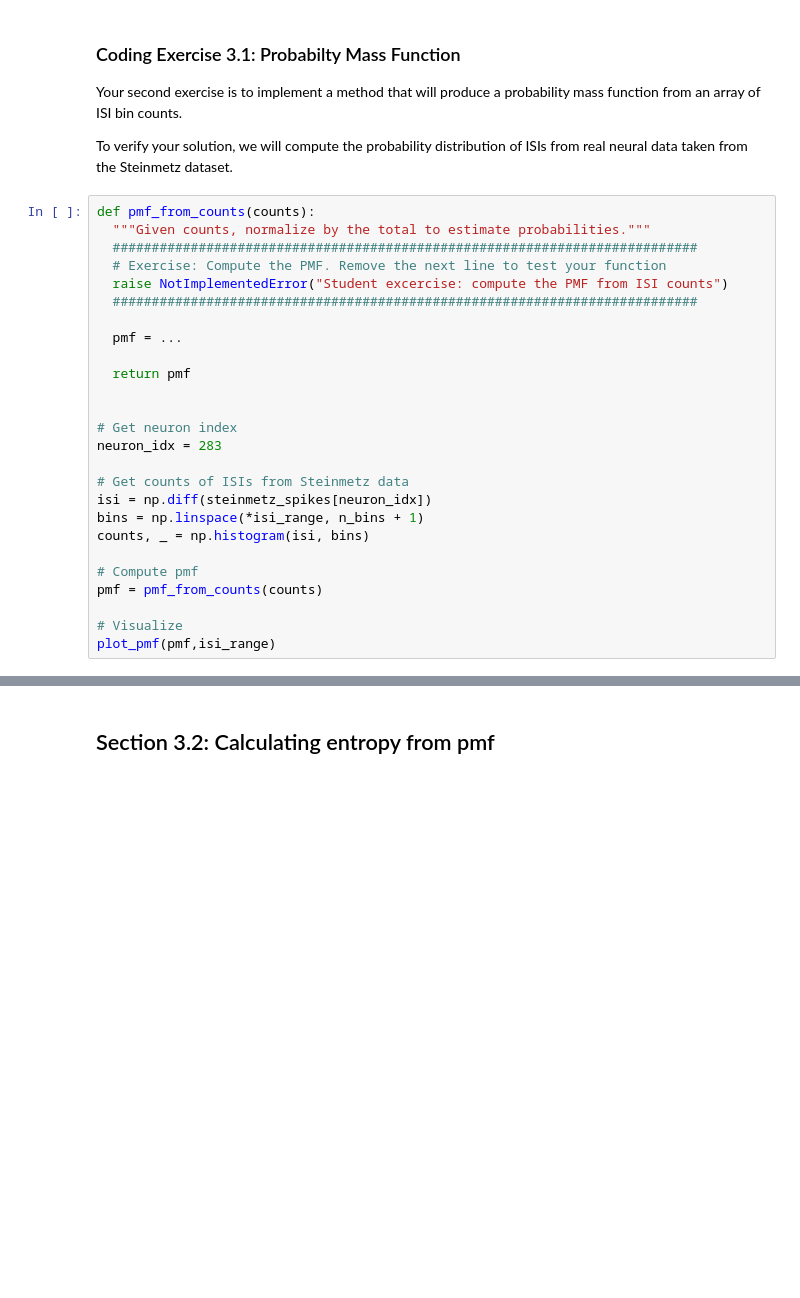
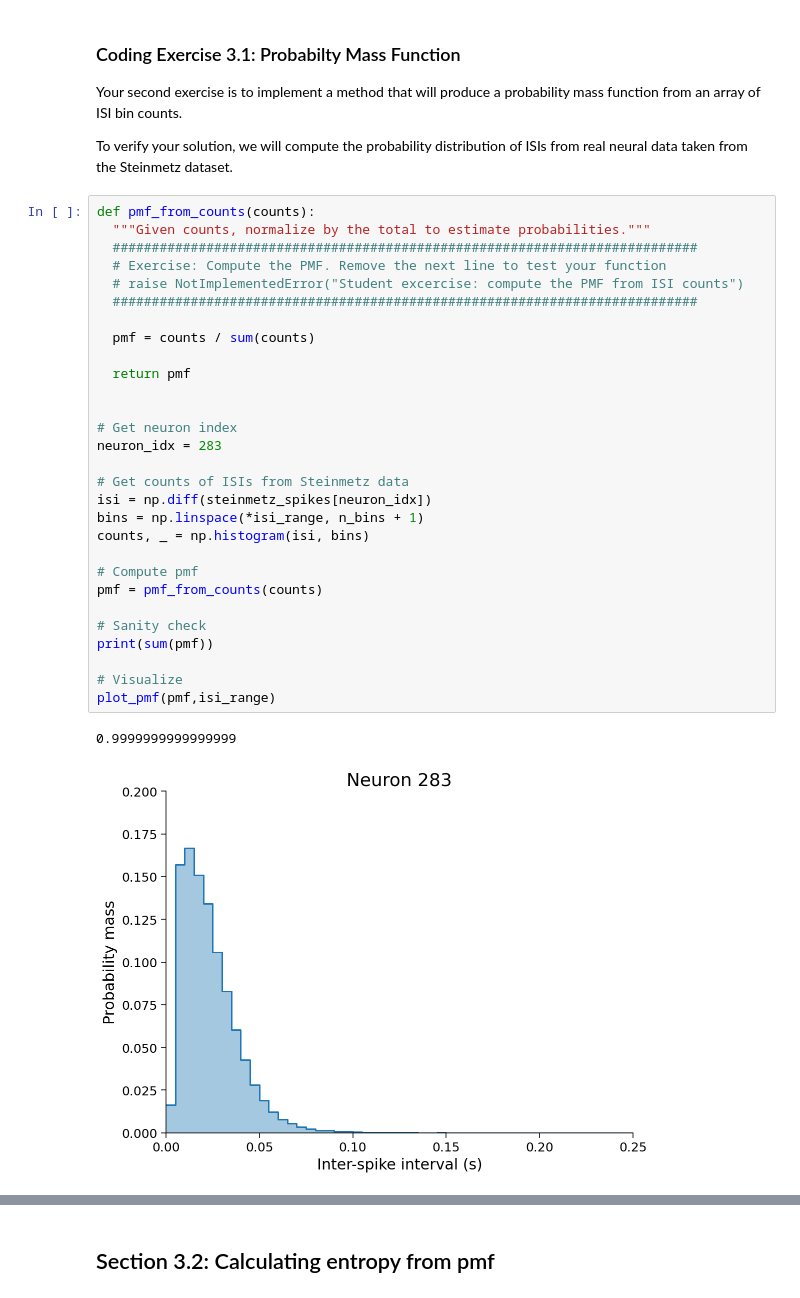
Before and after one commit to alexenge/nma-course-content, a Jupyter notebook: tutorials/W1D1_ModelTypes/student/W1D1_Tutorial3.ipynb, the cells around one changed output, grey strips where cells are left out. Saved outputs shown, nothing was run; the diff lists cells and outputs as text; blank space fills up the shorter version.

```diff
--- a/tutorials/W1D1_ModelTypes/student/W1D1_Tutorial3.ipynb
+++ b/tutorials/W1D1_ModelTypes/student/W1D1_Tutorial3.ipynb
@@ -428,29 +438,35 @@ To verify your solution, we will compute the probability distribution of ISIs fr
 # %%
 def pmf_from_counts(counts):
   """Given counts, normalize by the total to estimate probabilities."""
   ###########################################################################
   # Exercise: Compute the PMF. Remove the next line to test your function
-  raise NotImplementedError("Student excercise: compute the PMF from ISI counts")
+  # raise NotImplementedError("Student excercise: compute the PMF from ISI counts")
   ###########################################################################
 
-  pmf = ...
+  pmf = counts / sum(counts)
 
   return pmf
 
 
 # Get neuron index
 neuron_idx = 283
 
 # Get counts of ISIs from Steinmetz data
 isi = np.diff(steinmetz_spikes[neuron_idx])
 bins = np.linspace(*isi_range, n_bins + 1)
 counts, _ = np.histogram(isi, bins)
 
 # Compute pmf
 pmf = pmf_from_counts(counts)
 
+# Sanity check
+print(sum(pmf))
+
 # Visualize
 plot_pmf(pmf,isi_range)
+# %% [output]
+0.9999999999999999
+[figure, added]
 # %% [markdown]
 [*Click for solution*](https://github.com/NeuromatchAcademy/course-content/tree/master//tutorials/W1D1_ModelTypes/solutions/W1D1_Tutorial3_Solution_2db0a1bc.py)
 
```
Also changed, not shown: parts of 10 cells of this notebook.
